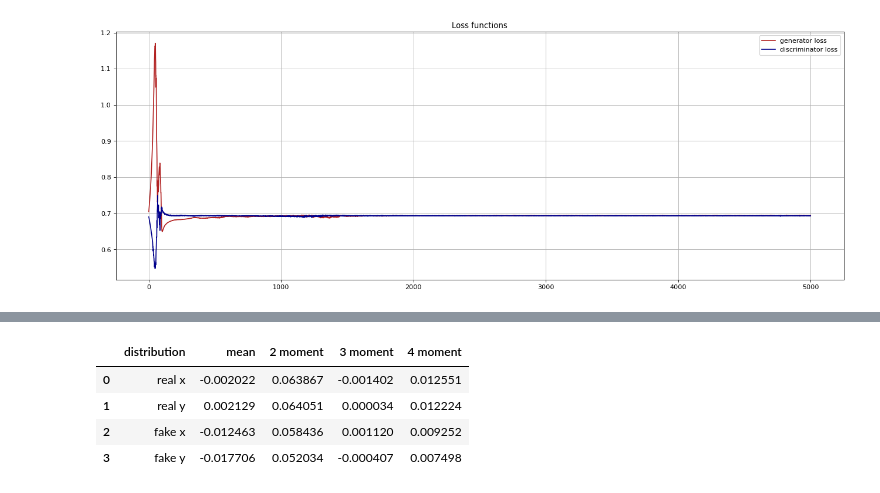
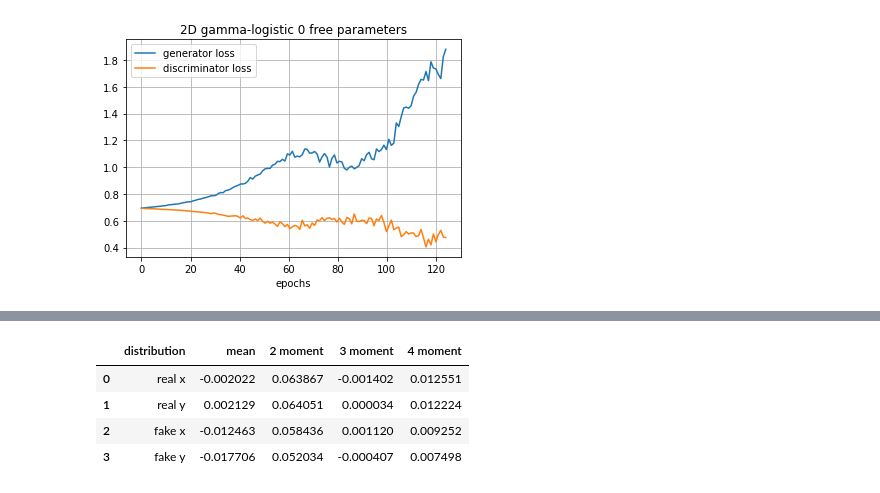
Before and after one commit to Edoardo-Pedicillo/Tesi_magistrale, a Jupyter notebook: 2D_gaussian_gamma/2D_gaussian_results.ipynb, the cells around one changed output, grey strips where cells are left out. Saved outputs shown, nothing was run; the diff lists cells and outputs as text; code cells hidden in the pictures.

Commit message:
2D gamma

```diff
--- a/2D_gaussian_gamma/2D_gaussian_results.ipynb
+++ b/2D_gaussian_gamma/2D_gaussian_results.ipynb
@@ -18,12 +18,14 @@ import pandas as pd
-# %%
-d_loss = np.loadtxt(f"dloss_2Dgaussian_2_3_1_10000_128_0.5_10", delimiter=' ')
-g_loss= np.loadtxt(f"gloss_2Dgaussian_2_3_1_10000_128_0.5_10", delimiter=' ')
-pyplot.figure(figsize=(20, 7), dpi=80)
-pyplot.plot(np.linspace(0, len(g_loss), len(g_loss)), g_loss, label='generator loss',color="firebrick")
-pyplot.plot(np.linspace(0, len(g_loss), len(g_loss)), d_loss, label='discriminator loss',color="darkblue")
-pyplot.legend()
-pyplot.title("Loss functions")
-pyplot.grid()
-pyplot.show()
-# %% [output]
-[figure, removed]
+# %%
+d_loss = np.loadtxt(f"dloss_2Dgaussian_2_3_1_10000_{n_layers}_0.5_10", delimiter=' ')
+g_loss= np.loadtxt(f"gloss_2Dgaussian_2_3_1_10000_{n_layers}_0.5_10", delimiter=' ')
+    #d_loss=d_loss[:10000]
+    #g_loss=g_loss[:10000]
+    #pyplot.figure(figsize=(20, 7), dpi=80)
+pyplot.plot(np.linspace(0, len(g_loss), len(g_loss)), g_loss, label='generator loss')
+pyplot.plot(np.linspace(0, len(g_loss), len(g_loss)), d_loss, label='discriminator loss')
+pyplot.title(f'2D gamma-logistic {12-val} free parameters')
+pyplot.xlabel('epochs')
+pyplot.legend()
+pyplot.grid()
+# %% [output]
+[figure, added]
```
Also changed, not shown: parts of 7 cells of this notebook, 10 other files.
